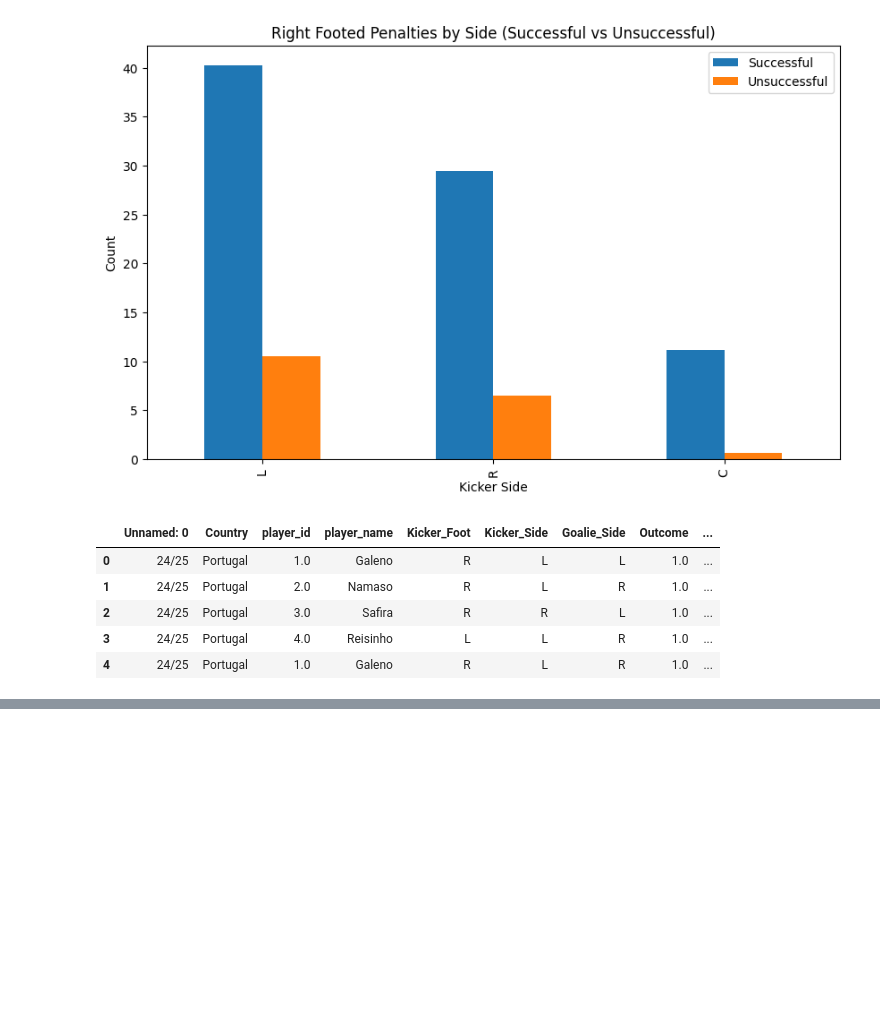
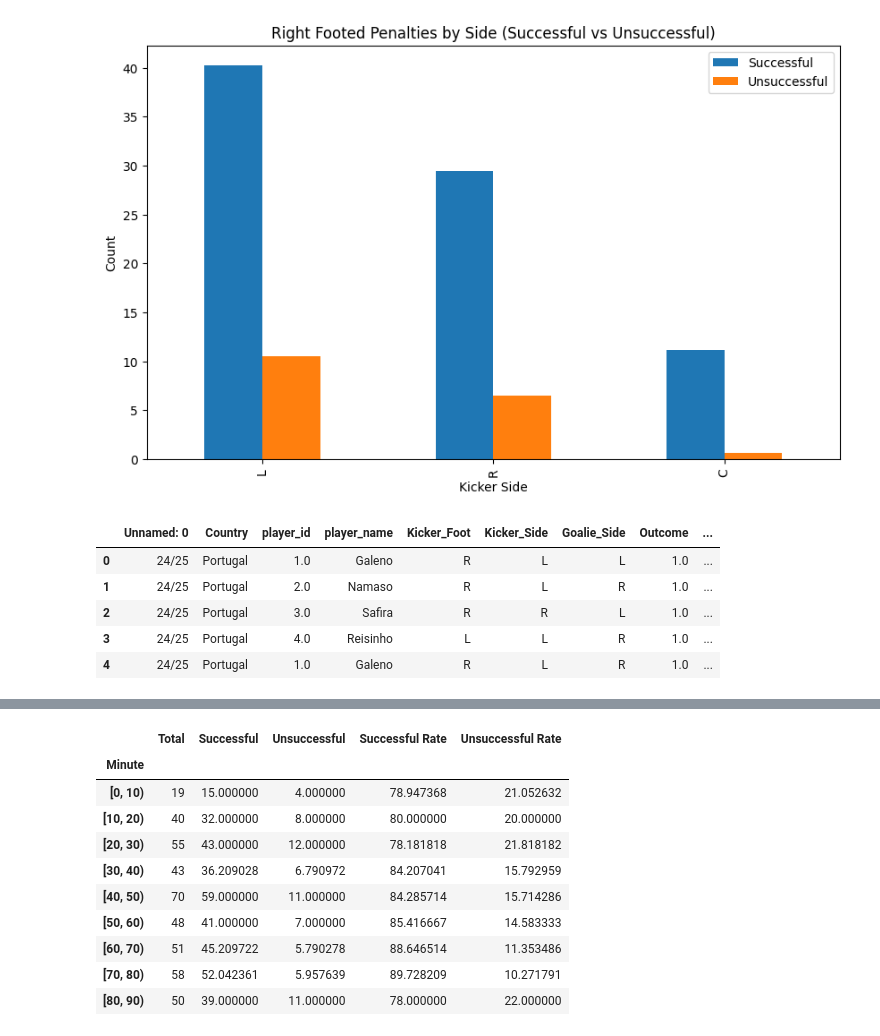
Before and after one commit to YassineMessioui/football-penalty-analysis, a Jupyter notebook: notebooks/sandbox.ipynb, the cells around one changed output, grey strips where cells are left out. Saved outputs shown, nothing was run; the diff lists cells and outputs as text; code cells hidden in the pictures; blank space fills up the shorter version.

```diff
--- a/notebooks/sandbox.ipynb
+++ b/notebooks/sandbox.ipynb
@@ -80,0 +95,23 @@ plt.show()
+# %%
+# Let's see correlation between minutes and percentage of missed penalties
+# Construction new dataframe
+bins = np.arange(0, 91, 10)
+minute_bins = pd.cut(df["Minute"], bins=bins, right=False)
+penalty_stats = df.groupby(minute_bins)["Outcome"].agg(['count', 'sum'])
+penalty_stats.columns = ['Total', 'Successful']
+penalty_stats['Unsuccessful'] = penalty_stats['Total'] - penalty_stats['Successful']
+penalty_stats['Successful Rate'] = penalty_stats['Successful'] / penalty_stats['Total'] * 100
+penalty_stats['Unsuccessful Rate'] = penalty_stats['Unsuccessful'] / penalty_stats['Total'] * 100
+penalty_stats.head(10)
+# %% [output]
+|  | Total | Successful | Unsuccessful | Successful Rate | Unsuccessful Rate |
+| Minute |  |  |  |  |  |
+| [0, 10) | 19 | 15.000000 | 4.000000 | 78.947368 | 21.052632 |
+| [10, 20) | 40 | 32.000000 | 8.000000 | 80.000000 | 20.000000 |
+| [20, 30) | 55 | 43.000000 | 12.000000 | 78.181818 | 21.818182 |
+| [30, 40) | 43 | 36.209028 | 6.790972 | 84.207041 | 15.792959 |
+| [40, 50) | 70 | 59.000000 | 11.000000 | 84.285714 | 15.714286 |
+| [50, 60) | 48 | 41.000000 | 7.000000 | 85.416667 | 14.583333 |
+| [60, 70) | 51 | 45.209722 | 5.790278 | 88.646514 | 11.353486 |
+| [70, 80) | 58 | 52.042361 | 5.957639 | 89.728209 | 10.271791 |
+| [80, 90) | 50 | 39.000000 | 11.000000 | 78.000000 | 22.000000 |
```
Also changed, not shown: parts of 5 cells of this notebook.
